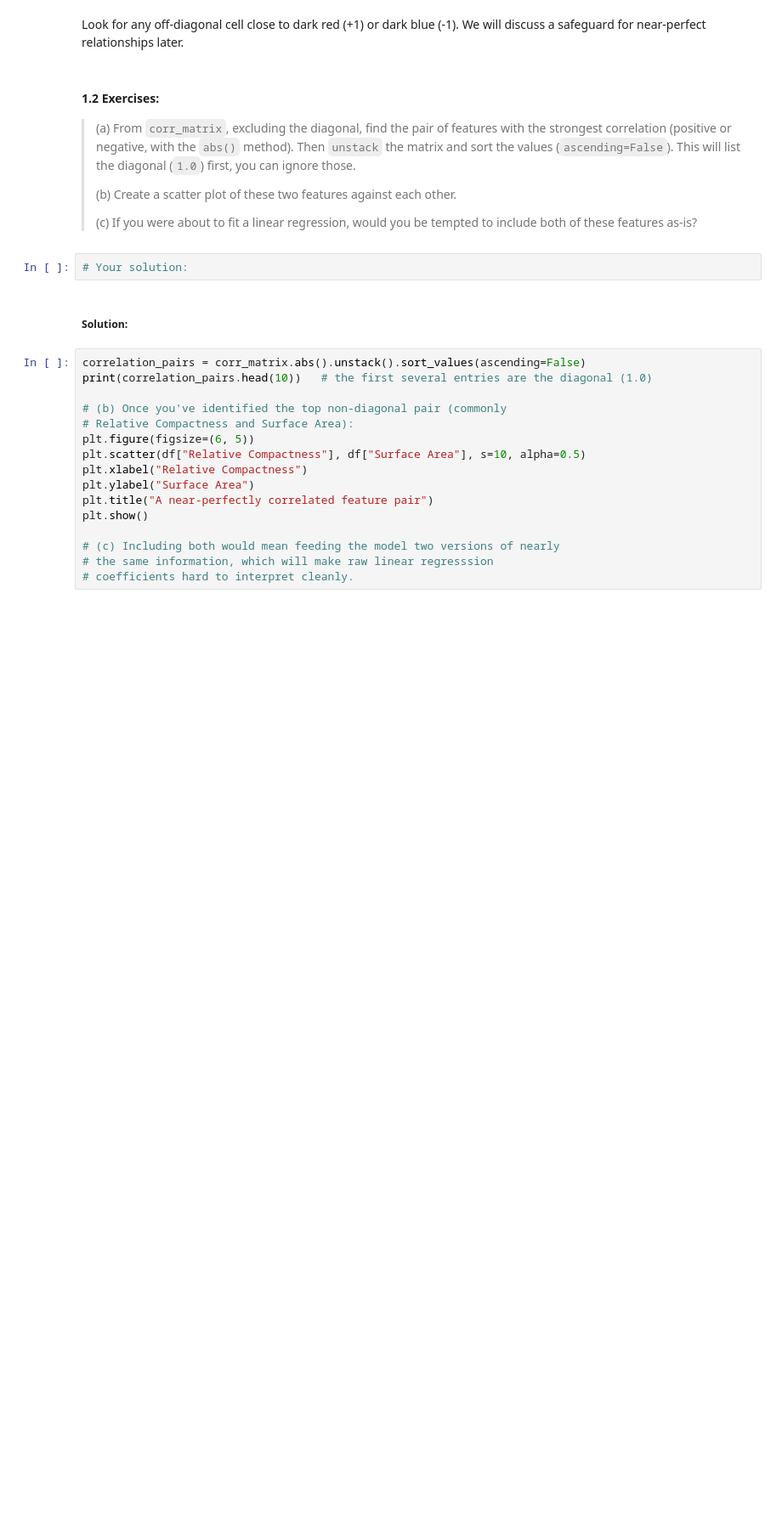
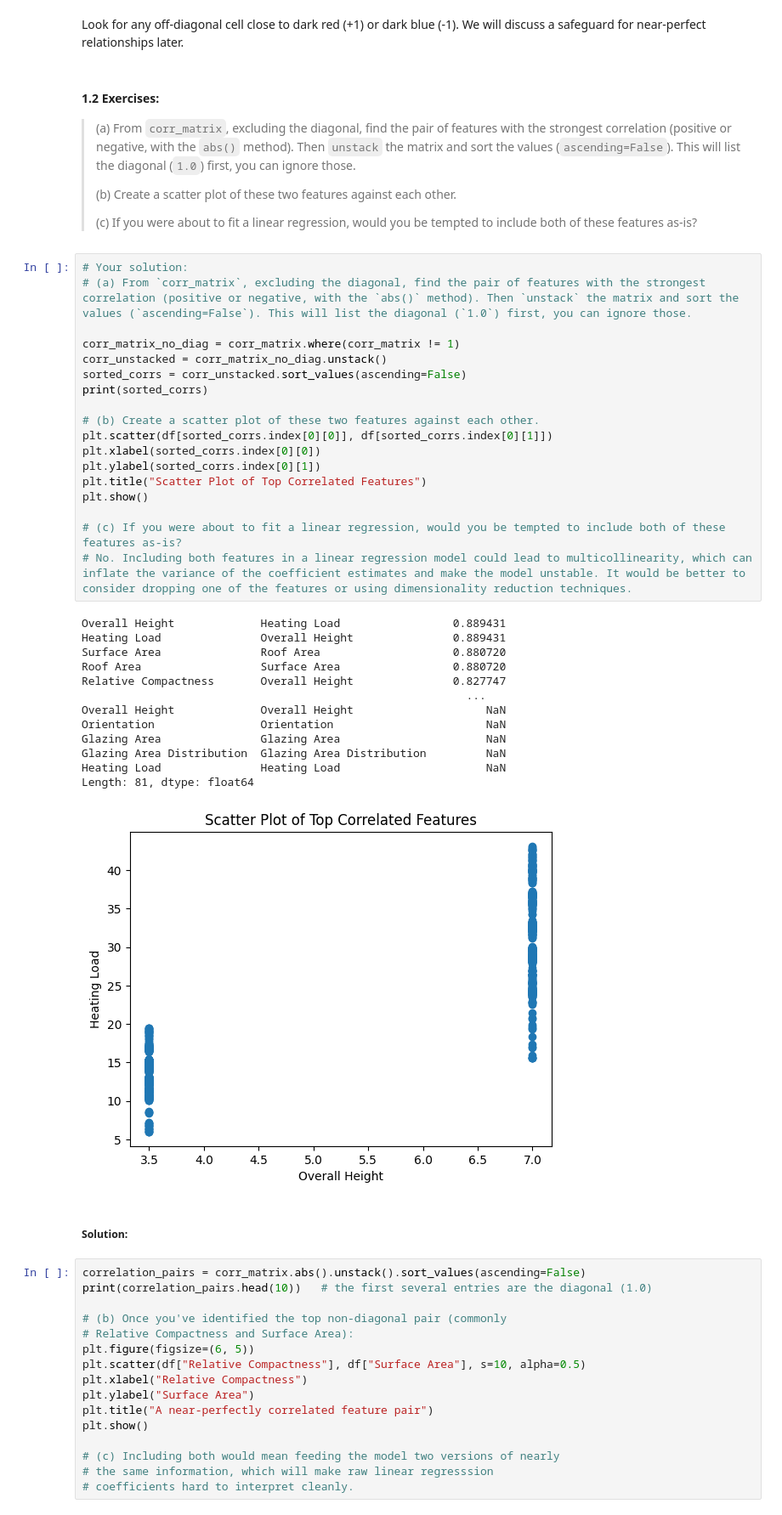
Before and after one commit to JuanBettinelli/Machine_Learning_for_Applied_Research, a Jupyter notebook: MLfAR_02_eda.ipynb, the cells around one changed output. Shown at 85% size. Cells and saved outputs as stored; diff of their text form; blank space fills up the shorter version.

```diff
--- a/MLfAR_02_eda.ipynb
+++ b/MLfAR_02_eda.ipynb
@@ -107,6 +141,36 @@ Look for any off-diagonal cell close to dark red (+1) or dark blue (-1). We will
 > (c) If you were about to fit a linear regression, would you be tempted to include both of these features as-is?
 # %%
 # Your solution:
+# (a) From `corr_matrix`, excluding the diagonal, find the pair of features with the strongest correlation (positive or negative, with the `abs()` method). Then `unstack` the matrix and sort the values (`ascending=False`). This will list the diagonal (`1.0`) first, you can ignore those.
+
+corr_matrix_no_diag = corr_matrix.where(corr_matrix != 1)
+corr_unstacked = corr_matrix_no_diag.unstack()
+sorted_corrs = corr_unstacked.sort_values(ascending=False)
+print(sorted_corrs)
+
+# (b) Create a scatter plot of these two features against each other.
+plt.scatter(df[sorted_corrs.index[0][0]], df[sorted_corrs.index[0][1]])
+plt.xlabel(sorted_corrs.index[0][0])
+plt.ylabel(sorted_corrs.index[0][1])
+plt.title("Scatter Plot of Top Correlated Features")
+plt.show()
+
+# (c) If you were about to fit a linear regression, would you be tempted to include both of these features as-is?
+# No. Including both features in a linear regression model could lead to multicollinearity, which can inflate the variance of the coefficient estimates and make the model unstable. It would be better to consider dropping one of the features or using dimensionality reduction techniques.
+# %% [output]
+Overall Height             Heating Load                 0.889431
+Heating Load               Overall Height               0.889431
+Surface Area               Roof Area                    0.880720
+Roof Area                  Surface Area                 0.880720
+Relative Compactness       Overall Height               0.827747
+                                                          ...
+Overall Height             Overall Height                    NaN
+Orientation                Orientation                       NaN
+Glazing Area               Glazing Area                      NaN
+Glazing Area Distribution  Glazing Area Distribution         NaN
+Heating Load               Heating Load                      NaN
+Length: 81, dtype: float64
+[figure, added]
 # %% [markdown]
 ##### Solution:
 # %%
```
Also changed, not shown: parts of 5 cells of this notebook, 5 other files.
